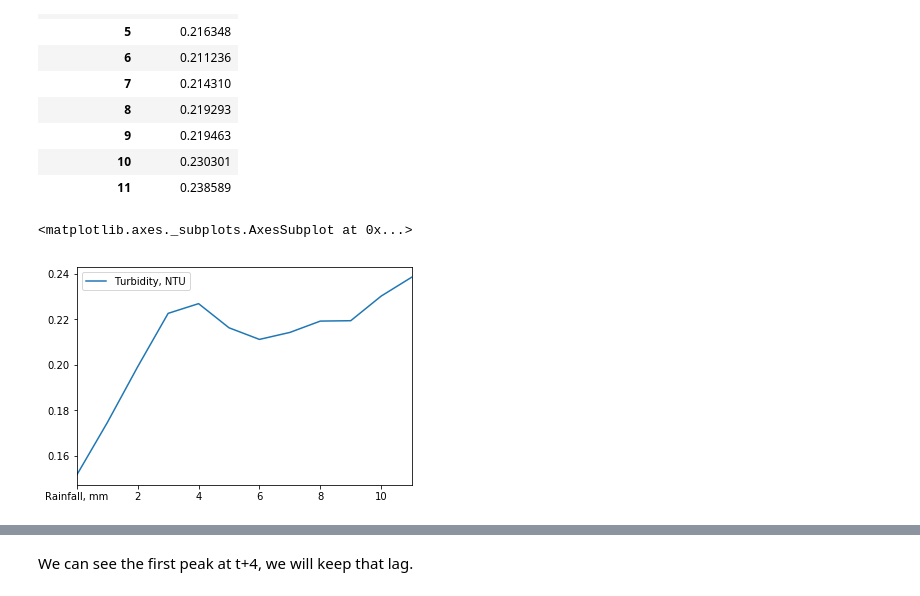
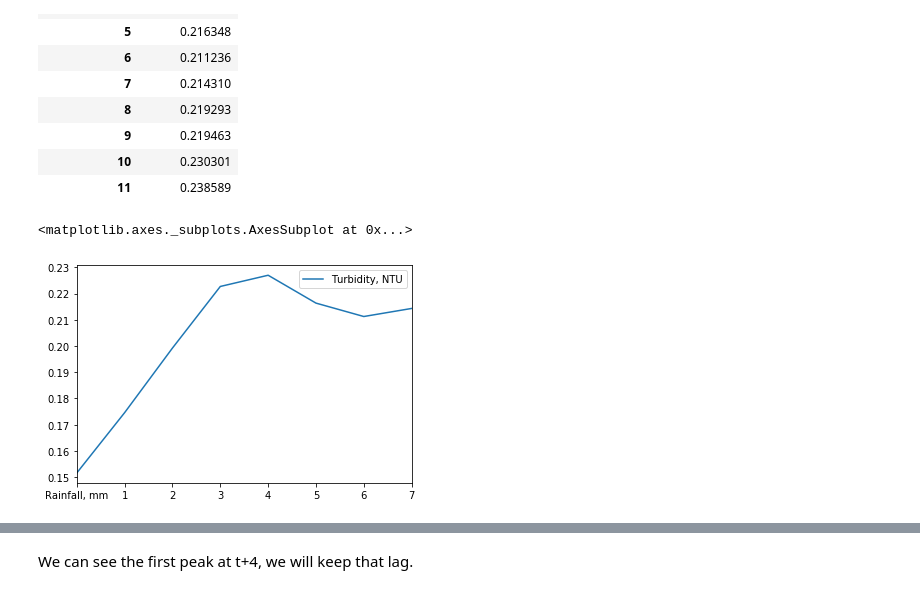
Before and after one commit to EiraBaccay/eskwelabs, a Jupyter notebook: capstone/Capstone Project - Ipo Dam Turbidity Prediction.ipynb, the cells around one changed output, grey strips where cells are left out. Cells and saved outputs as stored; diff of their text form; code cells hidden in the pictures.

```diff
--- a/capstone/Capstone Project - Ipo Dam Turbidity Prediction.ipynb
+++ b/capstone/Capstone Project - Ipo Dam Turbidity Prediction.ipynb
@@ -136,10 +131,10 @@ ntu.corr().iloc[:,0:1]
 | 10 | 0.230301 |
 | 11 | 0.238589 |
 # %%
-ntu.corr().iloc[2:,0:1].plot()
+ntu.corr().iloc[2:10,0:1].plot()
 # %% [output]
 <matplotlib.axes._subplots.AxesSubplot at 0x...>
-[figure, old version]
+[figure, new version]
 # %%
 plt.figure(figsize=(1,5))
 sns.heatmap(ntu.corr().iloc[2:10,0:1], cmap = sns.cm.rocket_r)
```
Also changed, not shown: parts of 16 cells of this notebook.
